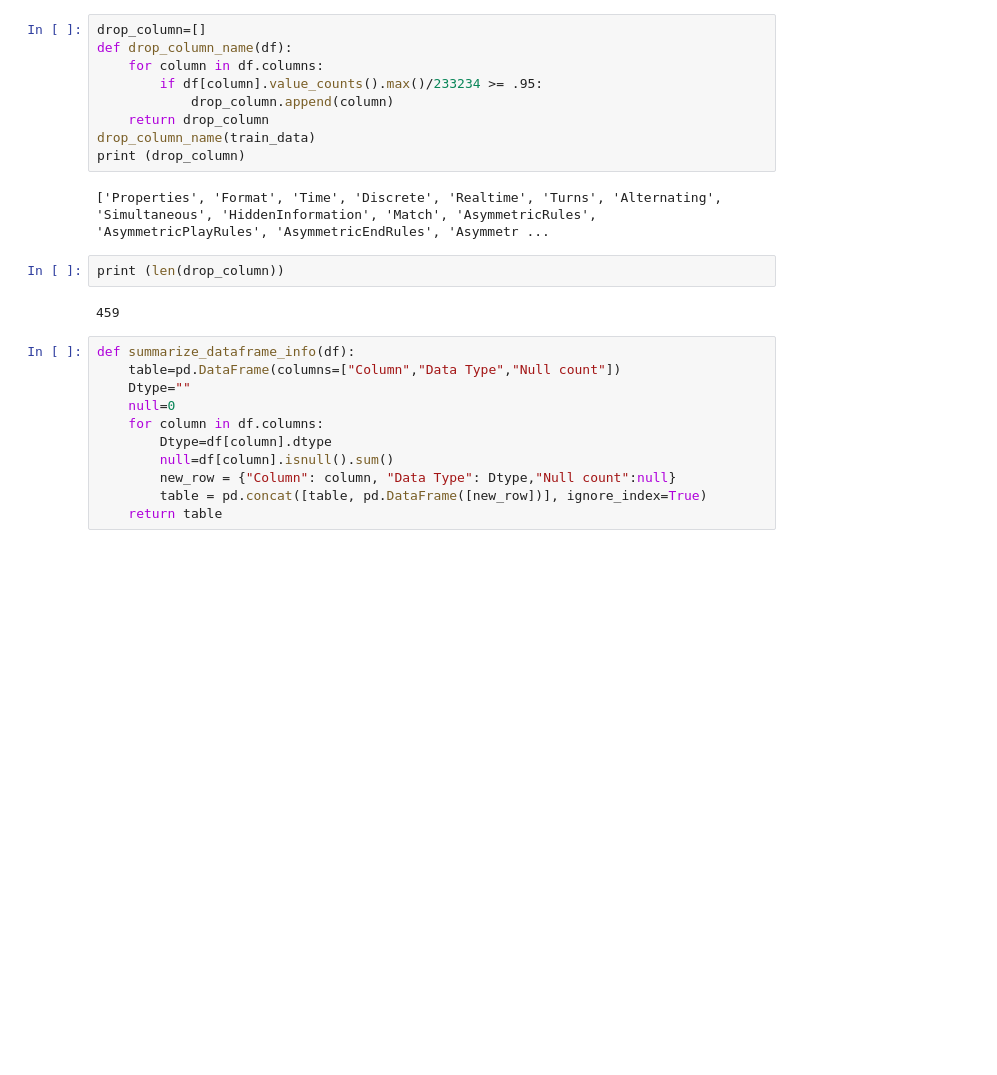
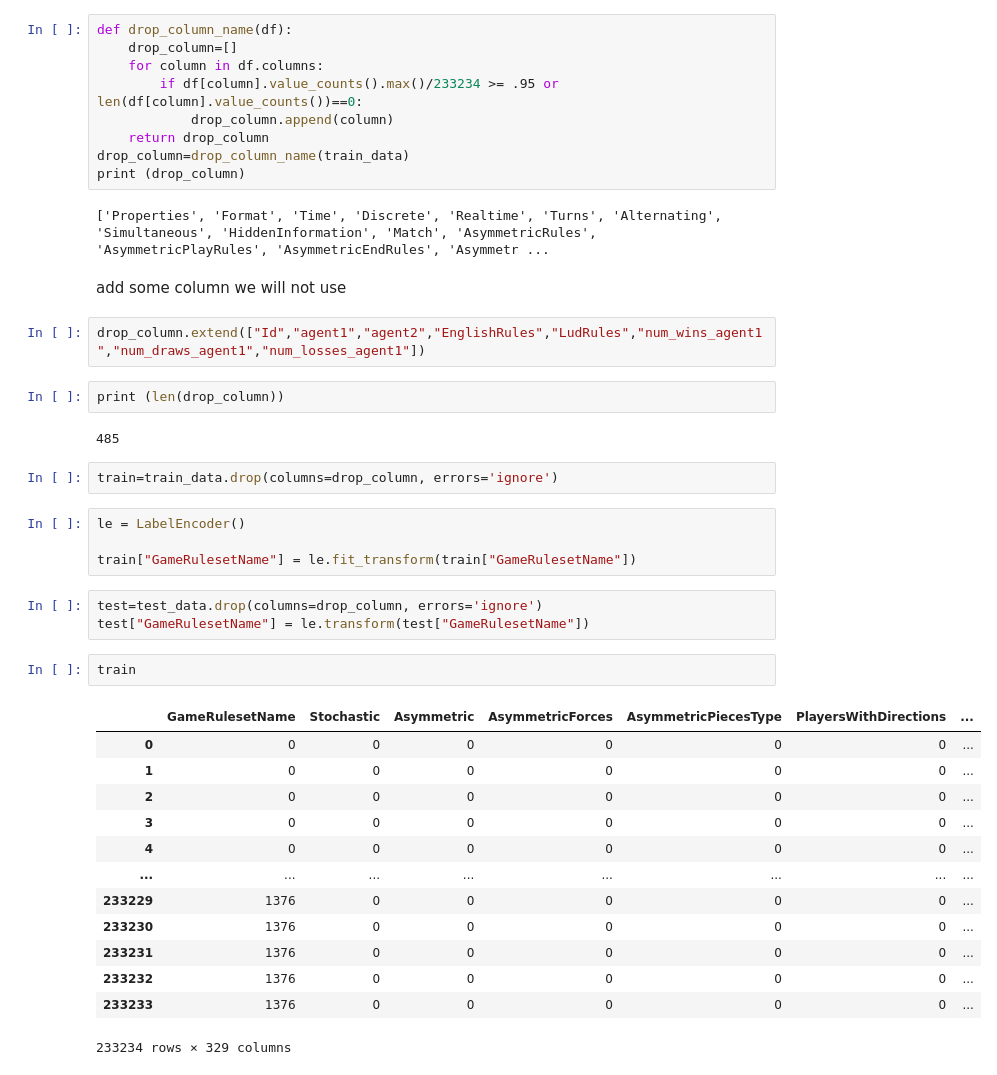
Before and after one commit to NasserMohamedEid/Game-Playing-Strength-Prediction-of-MCTS-Variants, a Jupyter notebook: Exploratory Data Analysis.ipynb, the cells around one changed output. Drawn from its saved outputs; the diff is of its cells as text; blank space fills up the shorter version.

```diff
--- a/Exploratory Data Analysis.ipynb
+++ b/Exploratory Data Analysis.ipynb
@@ -96,26 +171,44 @@ print(len(train_data["agent2"].unique()))
 # %%
-drop_column=[]
 def drop_column_name(df):
+    drop_column=[]
     for column in df.columns:
-        if df[column].value_counts().max()/233234 >= .95:
+        if df[column].value_counts().max()/233234 >= .95 or len(df[column].value_counts())==0:
             drop_column.append(column)
     return drop_column
-drop_column_name(train_data)
+drop_column=drop_column_name(train_data)
 print (drop_column)
 # %% [output]
 ['Properties', 'Format', 'Time', 'Discrete', 'Realtime', 'Turns', 'Alternating', 'Simultaneous', 'HiddenInformation', 'Match', 'AsymmetricRules', 'AsymmetricPlayRules', 'AsymmetricEndRules', 'Asymmetr ...
+# %% [markdown]
+add some column we will not use
+# %%
+drop_column.extend(["Id","agent1","agent2","EnglishRules","LudRules","num_wins_agent1","num_draws_agent1","num_losses_agent1"])
 # %%
 print (len(drop_column))
 # %% [output]
-459
+485
-# %%
-def summarize_dataframe_info(df):
-    table=pd.DataFrame(columns=["Column","Data Type","Null count"])
-    Dtype=""
-    null=0
-    for column in df.columns:
-        Dtype=df[column].dtype
-        null=df[column].isnull().sum()
-        new_row = {"Column": column, "Data Type": Dtype,"Null count":null}
-        table = pd.concat([table, pd.DataFrame([new_row])], ignore_index=True)
-    return table
+# %%
+train=train_data.drop(columns=drop_column, errors='ignore')
+# %%
+le = LabelEncoder()
+
+train["GameRulesetName"] = le.fit_transform(train["GameRulesetName"])
+# %%
+test=test_data.drop(columns=drop_column, errors='ignore')
+test["GameRulesetName"] = le.transform(test["GameRulesetName"])
+# %%
+train
+# %% [output]
+|  | GameRulesetName | Stochastic | Asymmetric | AsymmetricForces | AsymmetricPiecesType | PlayersWithDirections | ... |
+| 0 | 0 | 0 | 0 | 0 | 0 | 0 | ... |
+| 1 | 0 | 0 | 0 | 0 | 0 | 0 | ... |
+| 2 | 0 | 0 | 0 | 0 | 0 | 0 | ... |
+| 3 | 0 | 0 | 0 | 0 | 0 | 0 | ... |
+| 4 | 0 | 0 | 0 | 0 | 0 | 0 | ... |
+| ... | ... | ... | ... | ... | ... | ... | ... |
+| 233229 | 1376 | 0 | 0 | 0 | 0 | 0 | ... |
+| 233230 | 1376 | 0 | 0 | 0 | 0 | 0 | ... |
+| 233231 | 1376 | 0 | 0 | 0 | 0 | 0 | ... |
+| 233232 | 1376 | 0 | 0 | 0 | 0 | 0 | ... |
+| 233233 | 1376 | 0 | 0 | 0 | 0 | 0 | ... |
+233234 rows × 329 columns
```
Also changed, not shown: parts of 19 cells of this notebook.
